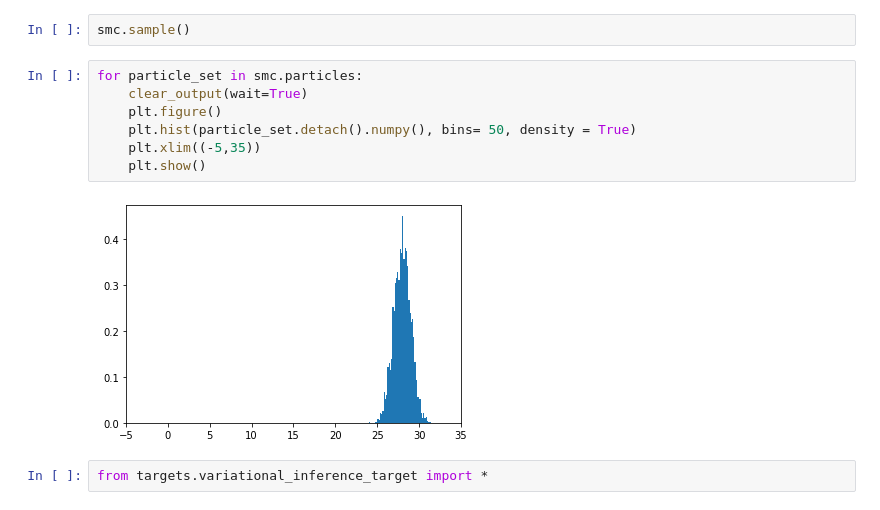
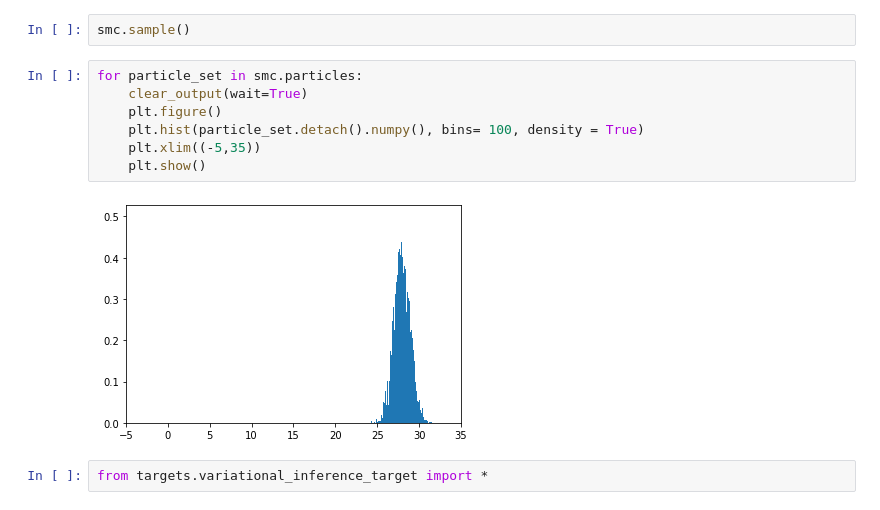
Before and after one commit to ElouanARGOUARCH/SBI, a Jupyter notebook: Test.ipynb, the cells around one changed output. Drawn from its saved outputs; the diff is of its cells as text.

```diff
--- a/Test.ipynb
+++ b/Test.ipynb
@@ -32,12 +29,12 @@ smc.sample()
 # %%
 for particle_set in smc.particles:
     clear_output(wait=True)
     plt.figure()
-    plt.hist(particle_set.detach().numpy(), bins= 50, density = True)
+    plt.hist(particle_set.detach().numpy(), bins= 100, density = True)
     plt.xlim((-5,35))
     plt.show()
 # %% [output]
-[figure, old version]
+[figure, new version]
 # %%
 from targets.variational_inference_target import *
 # %%
```
Also changed, not shown: parts of 5 cells of this notebook, 4 other files.
